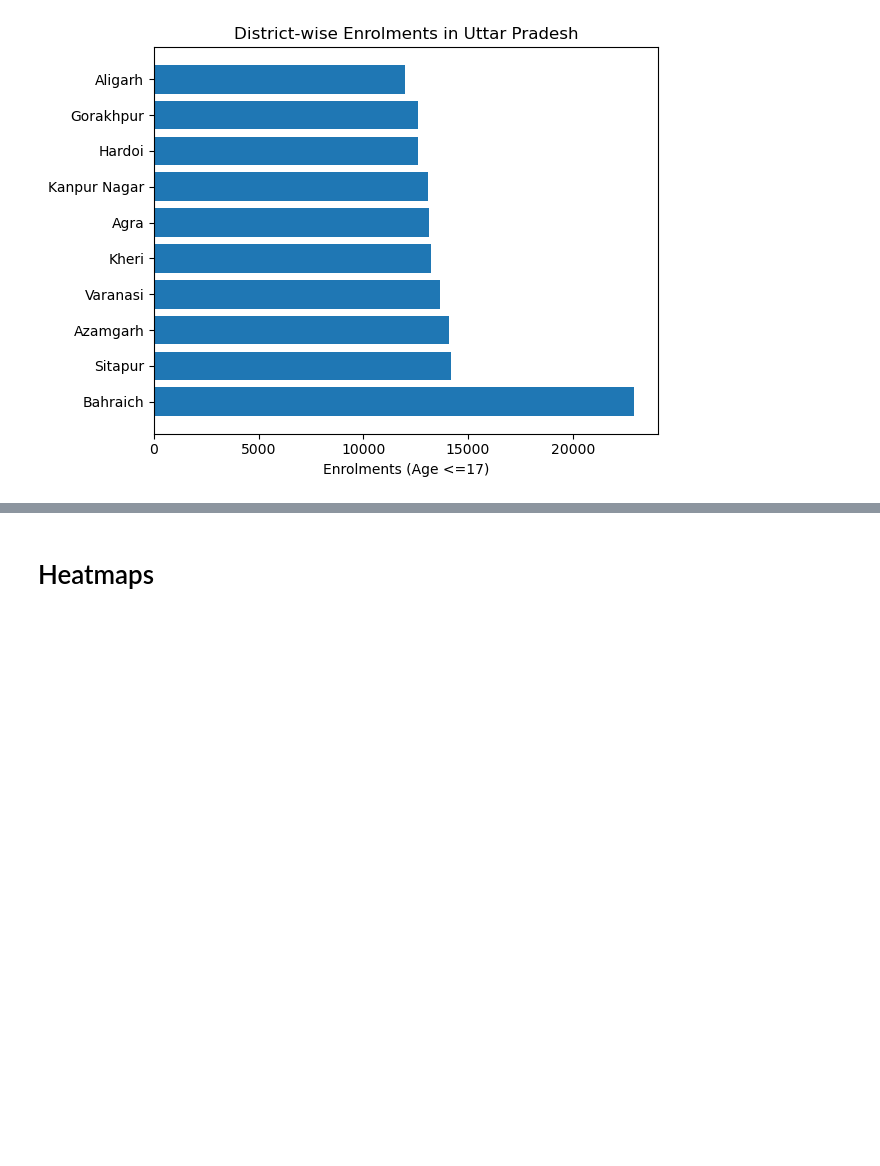
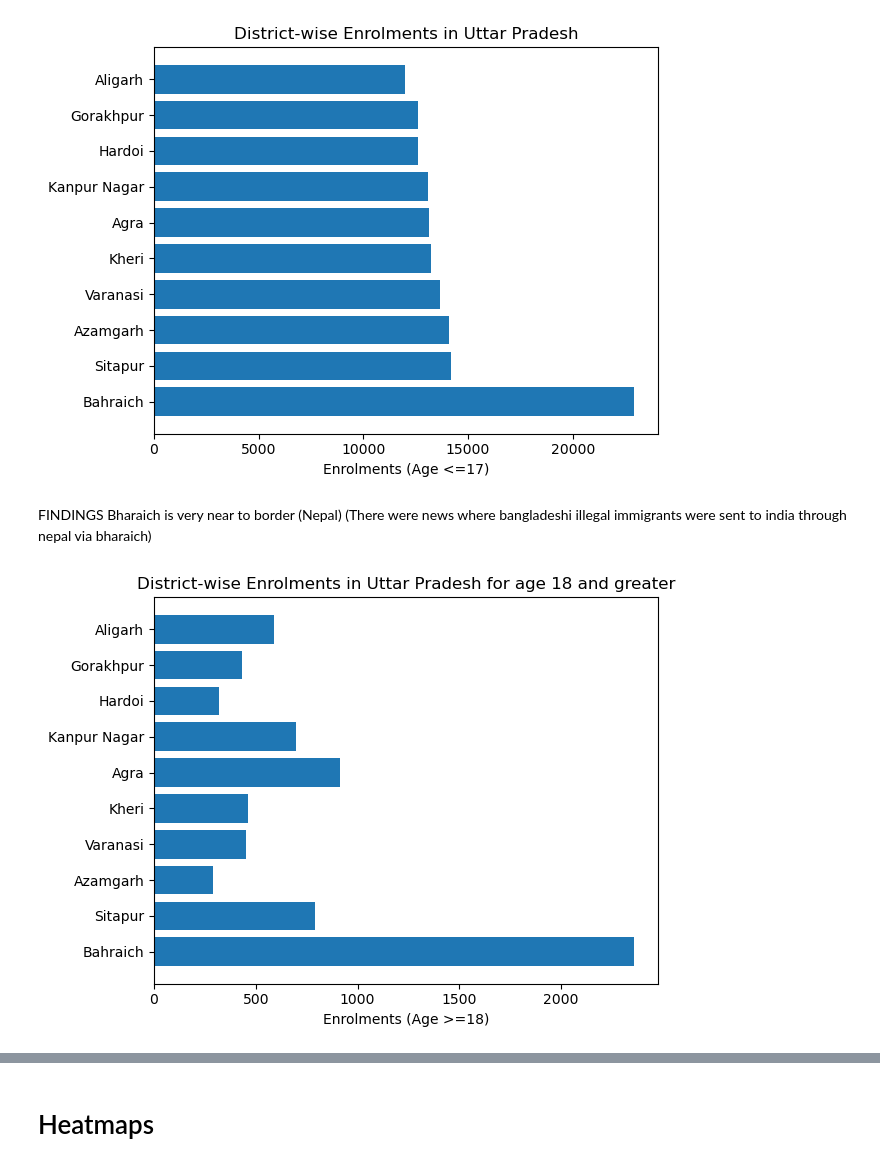
Before and after one commit to aniruddha3919/uidai-aadhar, a Jupyter notebook: MainWork/data_viz.ipynb, the cells around one changed output, grey strips where cells are left out. Saved outputs shown, nothing was run; the diff lists cells and outputs as text; code cells hidden in the pictures; blank space fills up the shorter version.

```diff
--- a/MainWork/data_viz.ipynb
+++ b/MainWork/data_viz.ipynb
@@ -1,6 +1,6 @@
 # %%
 import pandas as pd
-final_df=pd.read_csv('../Dataset/final_df.csv')
+final_df=pd.read_csv('final_df.csv')
 # %%
 final_df.shape
 # %% [output]
@@ -294,3 +294,14 @@ plt.tight_layout()
 plt.show()
 # %% [output]
 [figure]
+# %% [markdown]
+FINDINGS Bharaich is very near to border (Nepal) (There were news where bangladeshi  illegal immigrants were sent to india through nepal via bharaich)
+# %%
+plt.figure()
+plt.barh(up_district_dist['district'], up_district_dist['enr_age_18_greater'])
+plt.xlabel("Enrolments (Age >=18)")
+plt.title("District-wise Enrolments in Uttar Pradesh for age 18 and greater")
+plt.tight_layout()
+plt.show()
+# %% [output]
+[figure, added]
```
Also changed, not shown: parts of 30 cells of this notebook.
